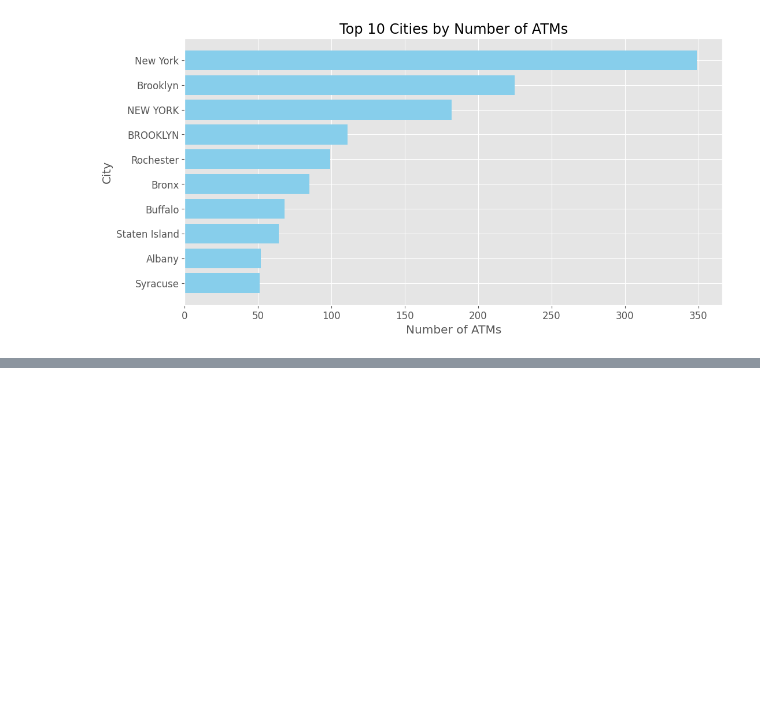
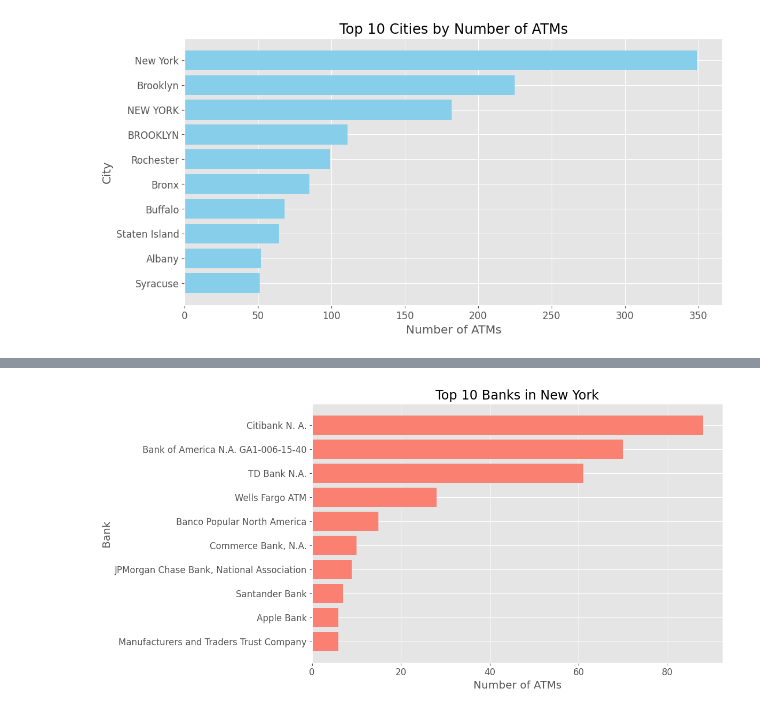
Before and after one commit to Parham-Dehghan/NY-ATM-Analysis, a Jupyter notebook: pp.ipynb, the cells around one changed output, grey strips where cells are left out. Saved outputs shown, nothing was run; the diff lists cells and outputs as text; code cells hidden in the pictures; blank space fills up the shorter version.

```diff
--- a/pp.ipynb
+++ b/pp.ipynb
@@ -90,0 +118,12 @@ plt.show()
+# %%
+# Top Banks in Top City
+plt.figure(figsize=(12,6))
+plt.barh(top_banks_top_city.index[::-1], top_banks_top_city.values[::-1], color='salmon')
+plt.xlabel('Number of ATMs')
+plt.ylabel('Bank')
+plt.title(f'Top 10 Banks in {top_city}')
+plt.tight_layout()
+plt.savefig(f'top_10_banks_{top_city.lower().replace(" ", "_")}_atm.png', dpi=300)
+plt.show()
+# %% [output]
+[figure, added]
```
Also changed, not shown: parts of 2 cells of this notebook, 2 other files.
